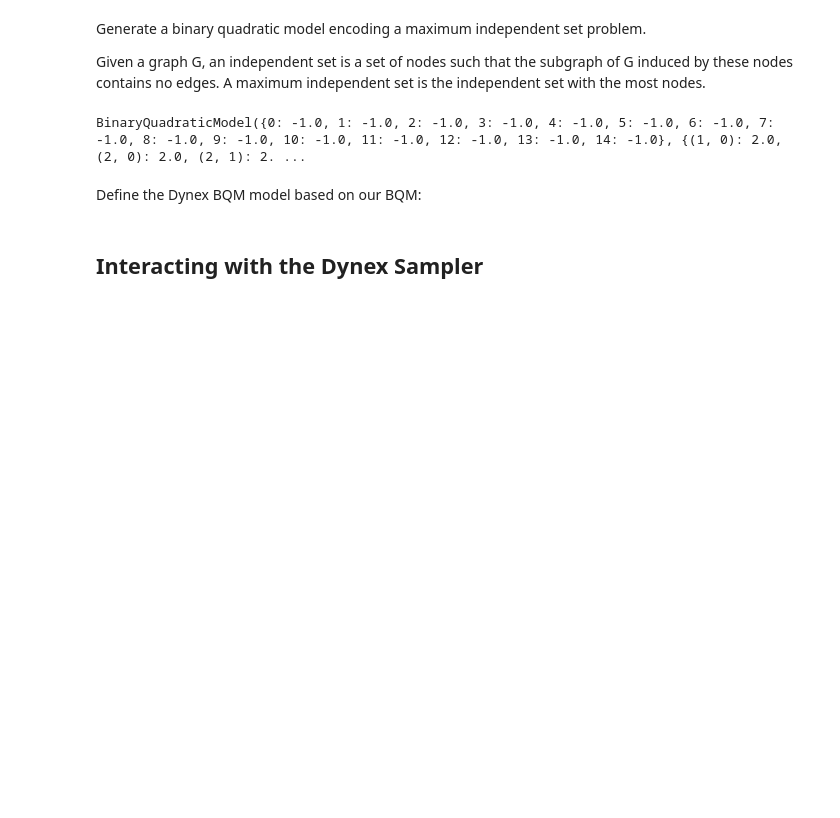
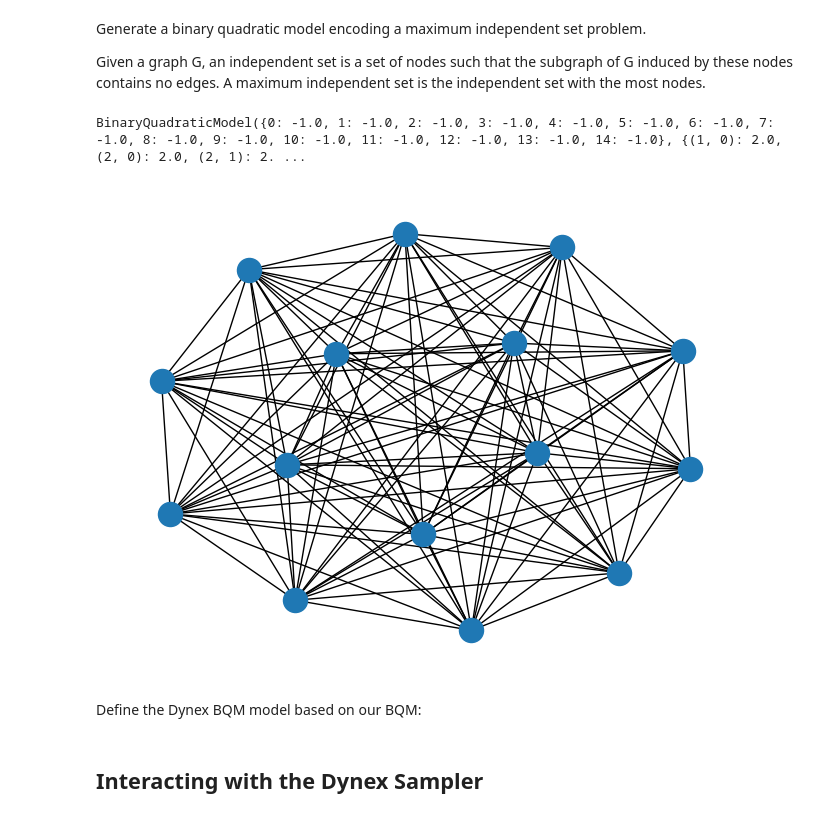
Before and after one commit to dynexcoin/DynexSDK, a Jupyter notebook: beginners_guide_example_MIS.ipynb, the cells around one changed output. Drawn from its saved outputs; the diff is of its cells as text; code cells hidden in the pictures; blank space fills up the shorter version.

```diff
--- a/beginners_guide_example_MIS.ipynb
+++ b/beginners_guide_example_MIS.ipynb
@@ -107,6 +106,10 @@ bqmodel = dimod.generators.maximum_independent_set(G.edges, G.nodes);
 print(bqmodel)
 # %% [output]
 BinaryQuadraticModel({0: -1.0, 1: -1.0, 2: -1.0, 3: -1.0, 4: -1.0, 5: -1.0, 6: -1.0, 7: -1.0, 8: -1.0, 9: -1.0, 10: -1.0, 11: -1.0, 12: -1.0, 13: -1.0, 14: -1.0}, {(1, 0): 2.0, (2, 0): 2.0, (2, 1): 2. ...
+# %%
+nx.draw(G)
+# %% [output]
+[figure, added]
 # %% [markdown]
 Define the Dynex BQM model based on our BQM:
 # %%
```
Also changed, not shown: parts of 5 cells of this notebook.
